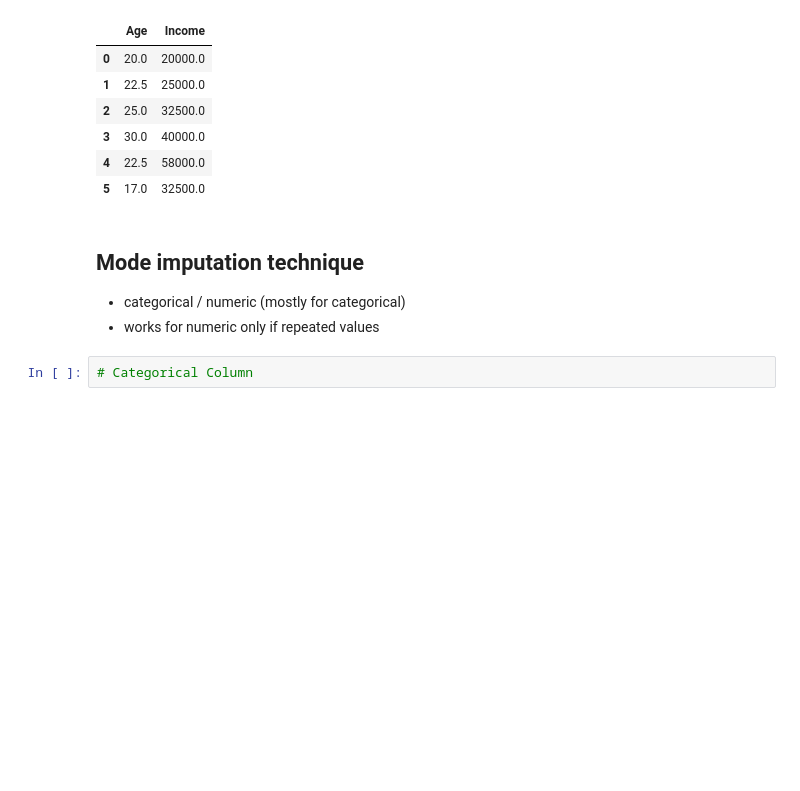
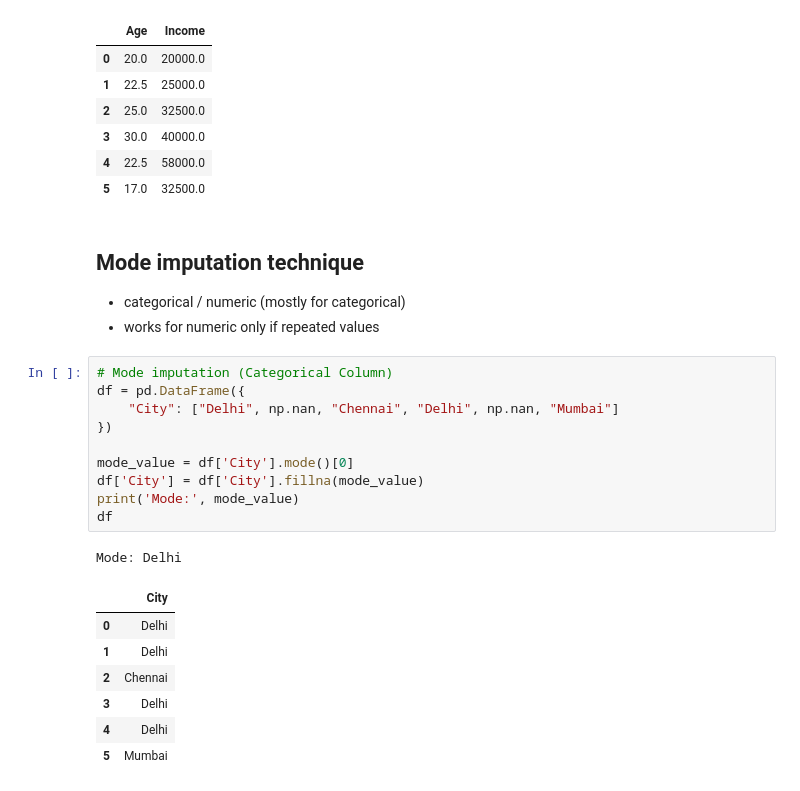
Before and after one commit to Thameempp/Data-analysis, a Jupyter notebook: Data_Handling/Feature_engineering/Handling_missing_values.ipynb, the cells around one changed output. Drawn from its saved outputs; the diff is of its cells as text; blank space fills up the shorter version.

```diff
--- a/Data_Handling/Feature_engineering/Handling_missing_values.ipynb
+++ b/Data_Handling/Feature_engineering/Handling_missing_values.ipynb
@@ -337,6 +337,23 @@ df_muted
 - categorical / numeric (mostly for categorical)
 - works for numeric only if repeated values
 # %%
-# Categorical Column
+# Mode imputation (Categorical Column)
+df = pd.DataFrame({
+    "City": ["Delhi", np.nan, "Chennai", "Delhi", np.nan, "Mumbai"]
+})
+
+mode_value = df['City'].mode()[0]
+df['City'] = df['City'].fillna(mode_value)
+print('Mode:', mode_value)
+df
+# %% [output]
+Mode: Delhi
+|  | City |
+| 0 | Delhi |
+| 1 | Delhi |
+| 2 | Chennai |
+| 3 | Delhi |
+| 4 | Delhi |
+| 5 | Mumbai |
 # %%
 # Multiple Columns
```
Also changed, not shown: parts of 3 cells of this notebook, 2 other files.
